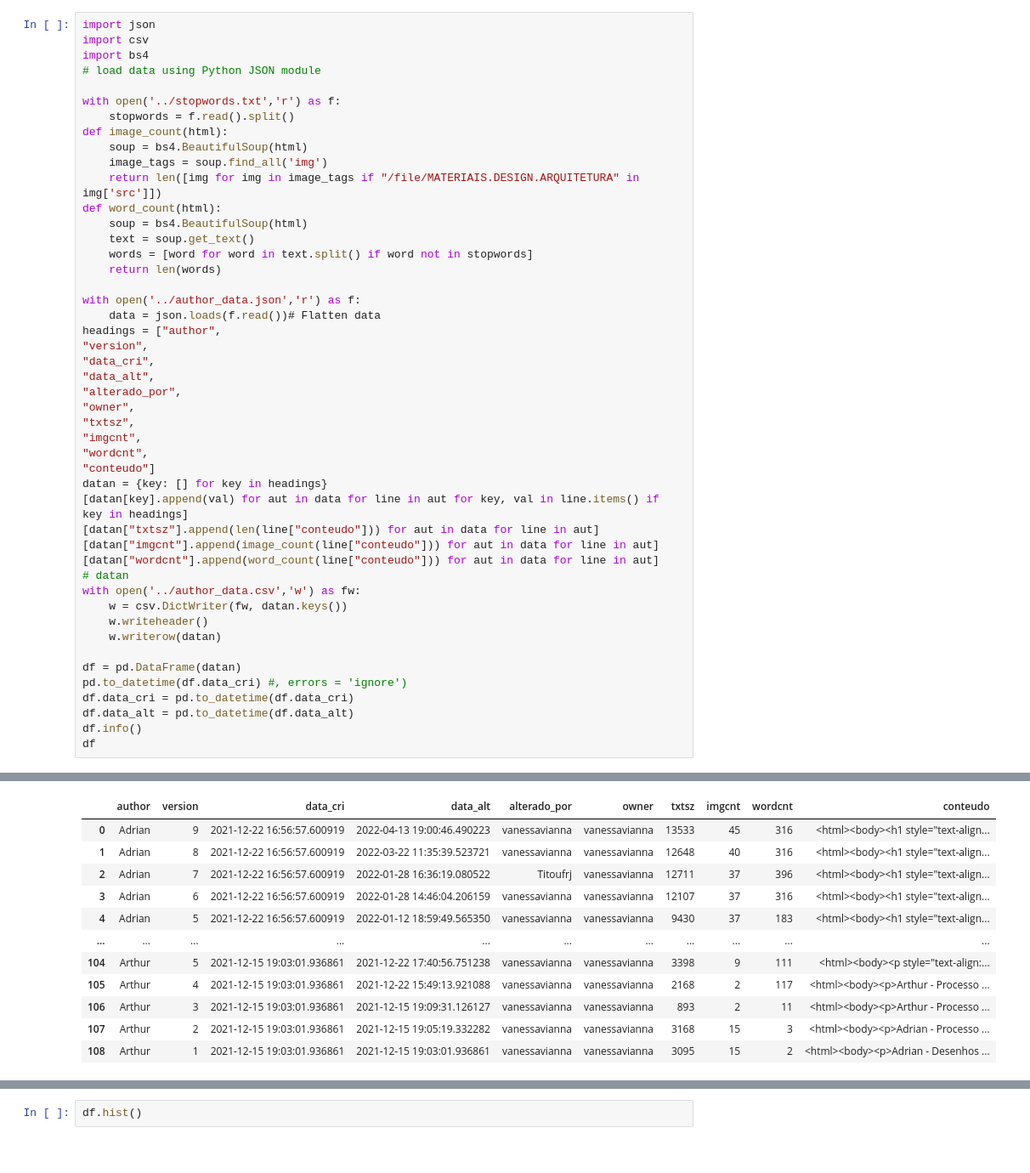
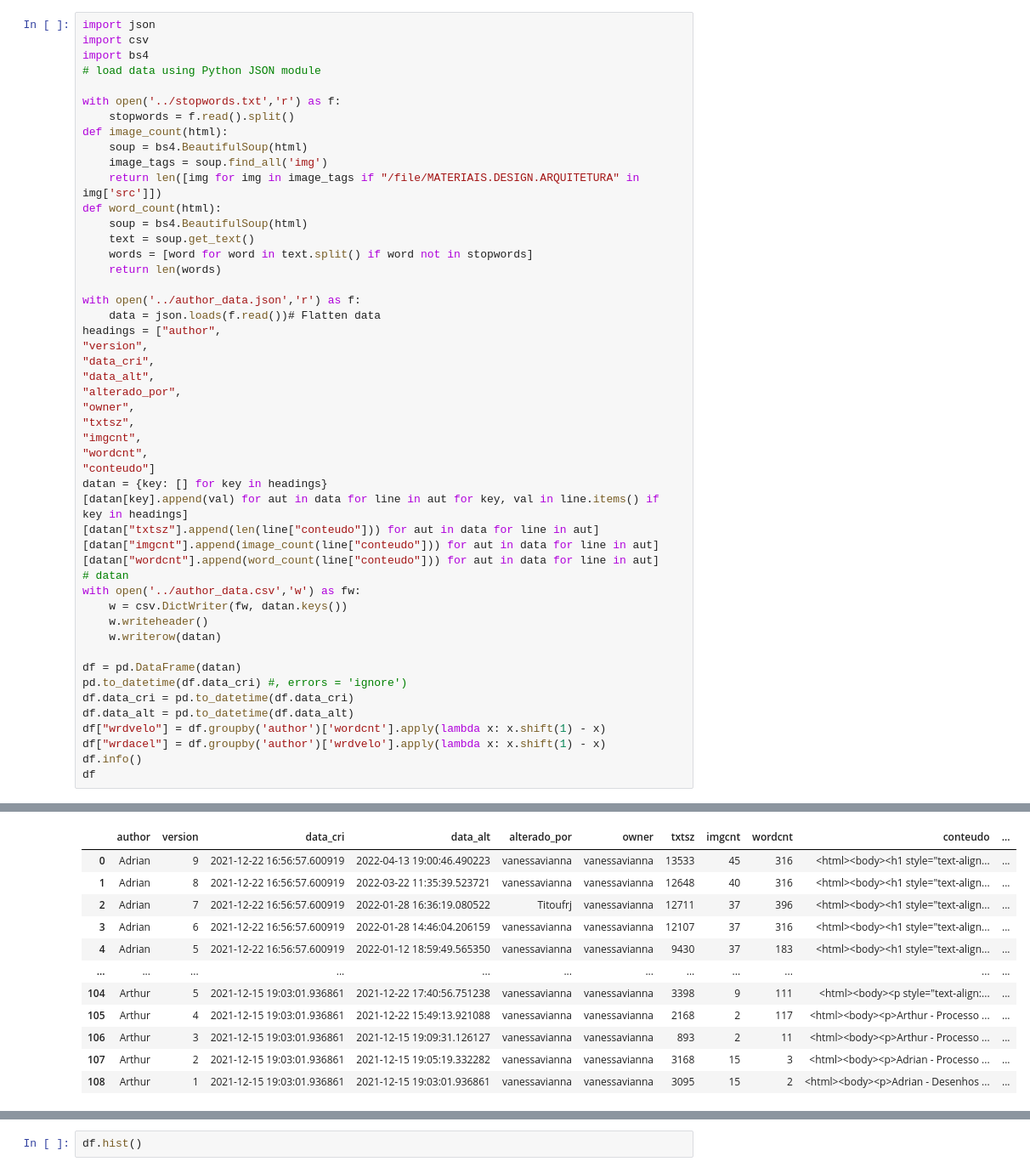
Before and after one commit to cetoli/draft, a Jupyter notebook: src/supergame/ipnb/supergame.ipynb, the cells around one changed output, grey strips where cells are left out. Shown at 85% size. Drawn from its saved outputs; the diff is of its cells as text.

```diff
--- a/src/supergame/ipnb/supergame.ipynb
+++ b/src/supergame/ipnb/supergame.ipynb
@@ -98,6 +97,8 @@ df = pd.DataFrame(datan)
 pd.to_datetime(df.data_cri) #, errors = 'ignore')
 df.data_cri = pd.to_datetime(df.data_cri)
 df.data_alt = pd.to_datetime(df.data_alt)
+df["wrdvelo"] = df.groupby('author')['wordcnt'].apply(lambda x: x.shift(1) - x)
+df["wrdacel"] = df.groupby('author')['wrdvelo'].apply(lambda x: x.shift(1) - x)
 df.info()
 df
 # %% [output]
@@ -121,12 +124,12 @@ memory usage: 8.6+ KB
-|  | author | version | data_cri | data_alt | alterado_por | owner | txtsz | imgcnt | wordcnt | conteudo |
-| 0 | Adrian | 9 | 2021-12-22 16:56:57.600919 | 2022-04-13 19:00:46.490223 | vanessavianna | vanessavianna | 13533 | 45 | 316 | <html><body><h1 style="text-align... |
-| 1 | Adrian | 8 | 2021-12-22 16:56:57.600919 | 2022-03-22 11:35:39.523721 | vanessavianna | vanessavianna | 12648 | 40 | 316 | <html><body><h1 style="text-align... |
-| 2 | Adrian | 7 | 2021-12-22 16:56:57.600919 | 2022-01-28 16:36:19.080522 | Titoufrj | vanessavianna | 12711 | 37 | 396 | <html><body><h1 style="text-align... |
-| 3 | Adrian | 6 | 2021-12-22 16:56:57.600919 | 2022-01-28 14:46:04.206159 | vanessavianna | vanessavianna | 12107 | 37 | 316 | <html><body><h1 style="text-align... |
-| 4 | Adrian | 5 | 2021-12-22 16:56:57.600919 | 2022-01-12 18:59:49.565350 | vanessavianna | vanessavianna | 9430 | 37 | 183 | <html><body><h1 style="text-align... |
-| ... | ... | ... | ... | ... | ... | ... | ... | ... | ... | ... |
-| 104 | Arthur | 5 | 2021-12-15 19:03:01.936861 | 2021-12-22 17:40:56.751238 | vanessavianna | vanessavianna | 3398 | 9 | 111 | <html><body><p style="text-align:... |
-| 105 | Arthur | 4 | 2021-12-15 19:03:01.936861 | 2021-12-22 15:49:13.921088 | vanessavianna | vanessavianna | 2168 | 2 | 117 | <html><body><p>Arthur - Processo ... |
-| 106 | Arthur | 3 | 2021-12-15 19:03:01.936861 | 2021-12-15 19:09:31.126127 | vanessavianna | vanessavianna | 893 | 2 | 11 | <html><body><p>Arthur - Processo ... |
-| 107 | Arthur | 2 | 2021-12-15 19:03:01.936861 | 2021-12-15 19:05:19.332282 | vanessavianna | vanessavianna | 3168 | 15 | 3 | <html><body><p>Adrian - Processo ... |
-| 108 | Arthur | 1 | 2021-12-15 19:03:01.936861 | 2021-12-15 19:03:01.936861 | vanessavianna | vanessavianna | 3095 | 15 | 2 | <html><body><p>Adrian - Desenhos ... |
+|  | author | version | data_cri | data_alt | alterado_por | owner | txtsz | imgcnt | wordcnt | conteudo | ... |
+| 0 | Adrian | 9 | 2021-12-22 16:56:57.600919 | 2022-04-13 19:00:46.490223 | vanessavianna | vanessavianna | 13533 | 45 | 316 | <html><body><h1 style="text-align... | ... |
+| 1 | Adrian | 8 | 2021-12-22 16:56:57.600919 | 2022-03-22 11:35:39.523721 | vanessavianna | vanessavianna | 12648 | 40 | 316 | <html><body><h1 style="text-align... | ... |
+| 2 | Adrian | 7 | 2021-12-22 16:56:57.600919 | 2022-01-28 16:36:19.080522 | Titoufrj | vanessavianna | 12711 | 37 | 396 | <html><body><h1 style="text-align... | ... |
+| 3 | Adrian | 6 | 2021-12-22 16:56:57.600919 | 2022-01-28 14:46:04.206159 | vanessavianna | vanessavianna | 12107 | 37 | 316 | <html><body><h1 style="text-align... | ... |
+| 4 | Adrian | 5 | 2021-12-22 16:56:57.600919 | 2022-01-12 18:59:49.565350 | vanessavianna | vanessavianna | 9430 | 37 | 183 | <html><body><h1 style="text-align... | ... |
+| ... | ... | ... | ... | ... | ... | ... | ... | ... | ... | ... | ... |
+| 104 | Arthur | 5 | 2021-12-15 19:03:01.936861 | 2021-12-22 17:40:56.751238 | vanessavianna | vanessavianna | 3398 | 9 | 111 | <html><body><p style="text-align:... | ... |
+| 105 | Arthur | 4 | 2021-12-15 19:03:01.936861 | 2021-12-22 15:49:13.921088 | vanessavianna | vanessavianna | 2168 | 2 | 117 | <html><body><p>Arthur - Processo ... | ... |
+| 106 | Arthur | 3 | 2021-12-15 19:03:01.936861 | 2021-12-15 19:09:31.126127 | vanessavianna | vanessavianna | 893 | 2 | 11 | <html><body><p>Arthur - Processo ... | ... |
+| 107 | Arthur | 2 | 2021-12-15 19:03:01.936861 | 2021-12-15 19:05:19.332282 | vanessavianna | vanessavianna | 3168 | 15 | 3 | <html><body><p>Adrian - Processo ... | ... |
+| 108 | Arthur | 1 | 2021-12-15 19:03:01.936861 | 2021-12-15 19:03:01.936861 | vanessavianna | vanessavianna | 3095 | 15 | 2 | <html><body><p>Adrian - Desenhos ... | ... |
```
Also changed, not shown: parts of 3 cells of this notebook, 1 other file.
